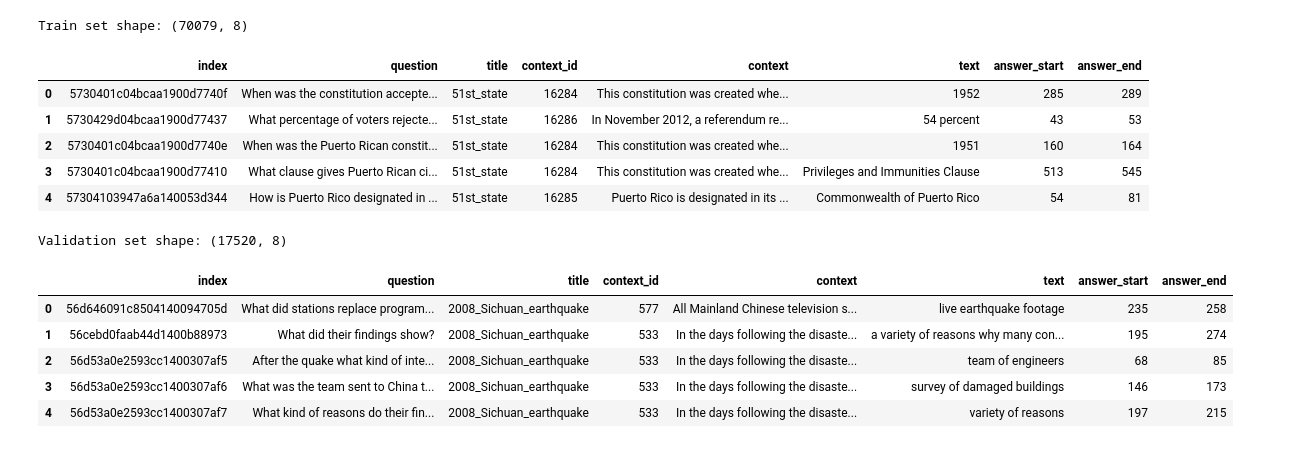
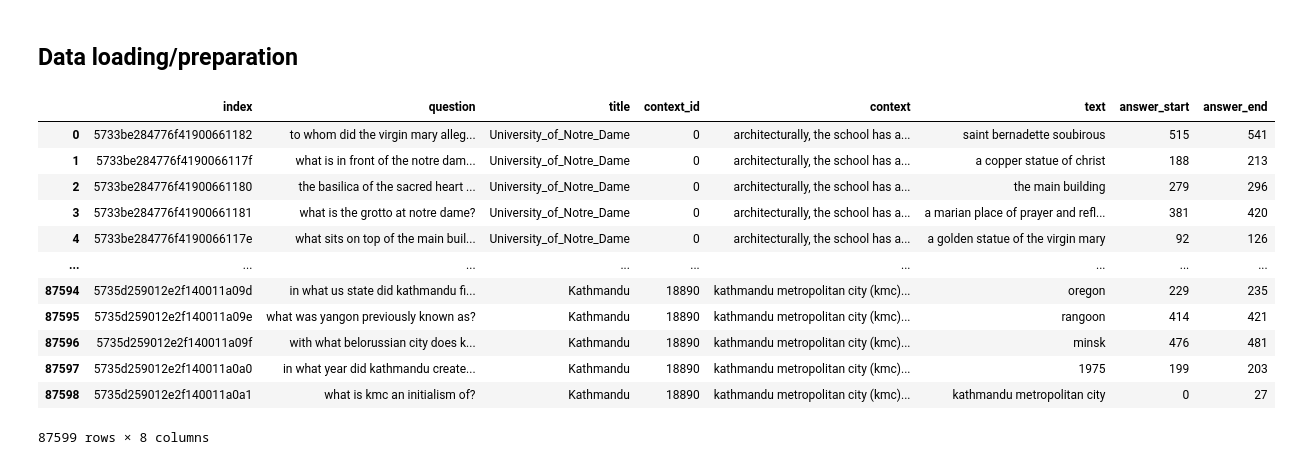
Before and after one commit to Wadaboa/squad-question-answering, a Jupyter notebook: main.ipynb, the cells around one changed output. Saved outputs shown, nothing was run; the diff lists cells and outputs as text; code cells hidden in the pictures.

Commit message:
various additions
- wrap dataset creation in a class (dataset.py)
- add pip requirements
- add torch dataset/dataloader (wip)

```diff
--- a/main.ipynb
+++ b/main.ipynb
@@ -132,28 +15,0 @@ Title of rows to remove from df: ['New_York_City', 'American_Idol', 'Beyoncé',
-# %%
-# Training set
-
-train_df = df[~df['title'].isin(val_keys)].reset_index(drop=True)
-print(f'Train set shape: {train_df.shape}')
-train_df.head()
-# %% [output]
-Train set shape: (70079, 8)
-|  | index | question | title | context_id | context | text | answer_start | answer_end |
-| 0 | 5730401c04bcaa1900d7740f | When was the constitution accepte... | 51st_state | 16284 | This constitution was created whe... | 1952 | 285 | 289 |
-| 1 | 5730429d04bcaa1900d77437 | What percentage of voters rejecte... | 51st_state | 16286 | In November 2012, a referendum re... | 54 percent | 43 | 53 |
-| 2 | 5730401c04bcaa1900d7740e | When was the Puerto Rican constit... | 51st_state | 16284 | This constitution was created whe... | 1951 | 160 | 164 |
-| 3 | 5730401c04bcaa1900d77410 | What clause gives Puerto Rican ci... | 51st_state | 16284 | This constitution was created whe... | Privileges and Immunities Clause | 513 | 545 |
-| 4 | 57304103947a6a140053d344 | How is Puerto Rico designated in ... | 51st_state | 16285 | Puerto Rico is designated in its ... | Commonwealth of Puerto Rico | 54 | 81 |
-# %%
-# Validation set
-
-val_df = df[df['title'].isin(val_keys)].reset_index(drop=True)
-print(f'Validation set shape: {val_df.shape}')
-val_df.head()
-# %% [output]
-Validation set shape: (17520, 8)
-|  | index | question | title | context_id | context | text | answer_start | answer_end |
-| 0 | 56d646091c8504140094705d | What did stations replace program... | 2008_Sichuan_earthquake | 577 | All Mainland Chinese television s... | live earthquake footage | 235 | 258 |
-| 1 | 56cebd0faab44d1400b88973 | What did their findings show? | 2008_Sichuan_earthquake | 533 | In the days following the disaste... | a variety of reasons why many con... | 195 | 274 |
-| 2 | 56d53a0e2593cc1400307af5 | After the quake what kind of inte... | 2008_Sichuan_earthquake | 533 | In the days following the disaste... | team of engineers | 68 | 85 |
-| 3 | 56d53a0e2593cc1400307af6 | What was the team sent to China t... | 2008_Sichuan_earthquake | 533 | In the days following the disaste... | survey of damaged buildings | 146 | 173 |
-| 4 | 56d53a0e2593cc1400307af7 | What kind of reasons do their fin... | 2008_Sichuan_earthquake | 533 | In the days following the disaste... | variety of reasons | 197 | 215 |
@@ -159,0 +22,37 @@ Validation set shape: (17520, 8)
+# %% [markdown]
+## Data loading/preparation
+# %%
+def preprocess_question(text):
+    """
+    Preprocess the given question text from the SQuAD dataset
+    """
+    return text.lower()
+
+
+def preprocess_context(text):
+    """
+    Preprocess the given context text from the SQuAD dataset
+    """
+    return text.lower()
+# %%
+squad_dataset = dataset.SquadDataset(
+    max_question_tokens=25,
+    max_context_tokens=250,
+    question_preprocessor=preprocess_question,
+    context_preprocessor=preprocess_context,
+)
+squad_dataset.dataframe
+# %% [output]
+|  | index | question | title | context_id | context | text | answer_start | answer_end |
+| 0 | 5733be284776f41900661182 | to whom did the virgin mary alleg... | University_of_Notre_Dame | 0 | architecturally, the school has a... | saint bernadette soubirous | 515 | 541 |
+| 1 | 5733be284776f4190066117f | what is in front of the notre dam... | University_of_Notre_Dame | 0 | architecturally, the school has a... | a copper statue of christ | 188 | 213 |
+| 2 | 5733be284776f41900661180 | the basilica of the sacred heart ... | University_of_Notre_Dame | 0 | architecturally, the school has a... | the main building | 279 | 296 |
+| 3 | 5733be284776f41900661181 | what is the grotto at notre dame? | University_of_Notre_Dame | 0 | architecturally, the school has a... | a marian place of prayer and refl... | 381 | 420 |
+| 4 | 5733be284776f4190066117e | what sits on top of the main buil... | University_of_Notre_Dame | 0 | architecturally, the school has a... | a golden statue of the virgin mary | 92 | 126 |
+| ... | ... | ... | ... | ... | ... | ... | ... | ... |
+| 87594 | 5735d259012e2f140011a09d | in what us state did kathmandu fi... | Kathmandu | 18890 | kathmandu metropolitan city (kmc)... | oregon | 229 | 235 |
+| 87595 | 5735d259012e2f140011a09e | what was yangon previously known as? | Kathmandu | 18890 | kathmandu metropolitan city (kmc)... | rangoon | 414 | 421 |
+| 87596 | 5735d259012e2f140011a09f | with what belorussian city does k... | Kathmandu | 18890 | kathmandu metropolitan city (kmc)... | minsk | 476 | 481 |
+| 87597 | 5735d259012e2f140011a0a0 | in what year did kathmandu create... | Kathmandu | 18890 | kathmandu metropolitan city (kmc)... | 1975 | 199 | 203 |
+| 87598 | 5735d259012e2f140011a0a1 | what is kmc an initialism of? | Kathmandu | 18890 | kathmandu metropolitan city (kmc)... | kathmandu metropolitan city | 0 | 27 |
+87599 rows × 8 columns
```
Also changed, not shown: parts of 15 cells of this notebook, 2 other files.
